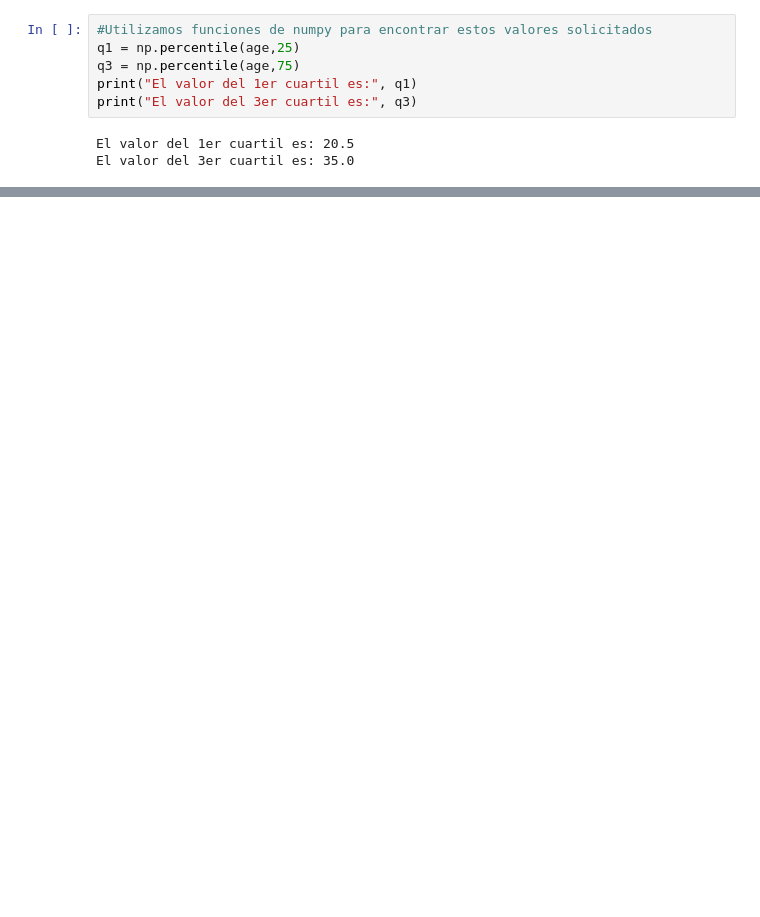
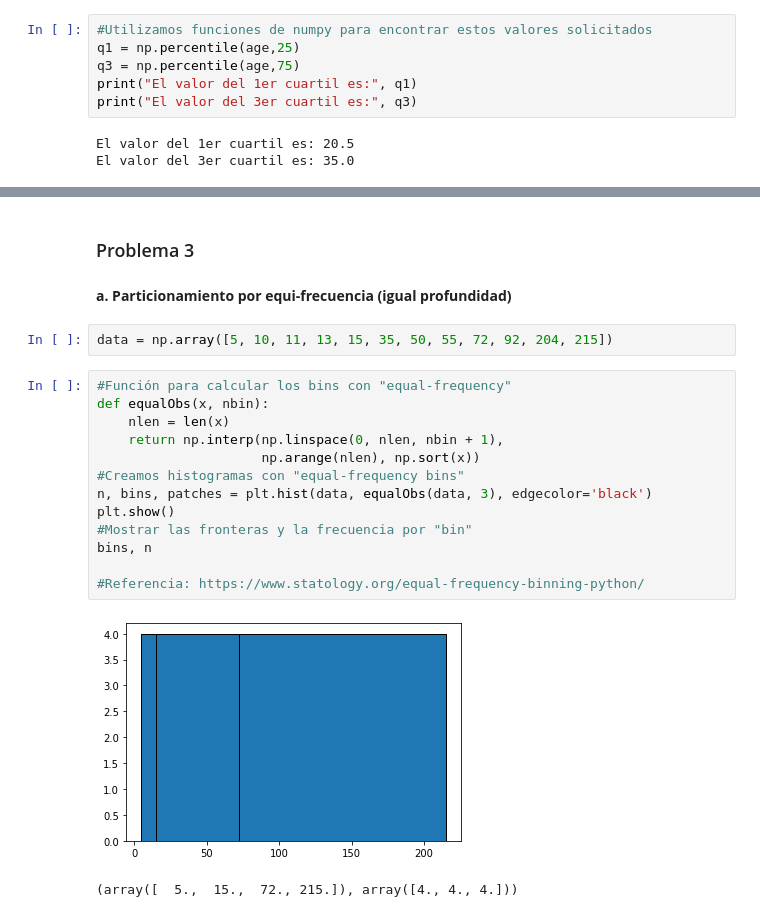
Before and after one commit to mark-ortiz/Doctorado, a Jupyter notebook: Mineria_de_Datos/AIU2.ipynb, the cells around one changed output, grey strips where cells are left out. Cells and saved outputs as stored; diff of their text form; blank space fills up the shorter version.

```diff
--- a/Mineria_de_Datos/AIU2.ipynb
+++ b/Mineria_de_Datos/AIU2.ipynb
@@ -96,0 +197,22 @@ plt.show()
+# %% [markdown]
+### Problema 3
+# %% [markdown]
+**a. Particionamiento por equi-frecuencia (igual profundidad)**
+# %%
+data = np.array([5, 10, 11, 13, 15, 35, 50, 55, 72, 92, 204, 215])
+# %%
+#Función para calcular los bins con "equal-frequency"
+def equalObs(x, nbin):
+    nlen = len(x)
+    return np.interp(np.linspace(0, nlen, nbin + 1),
+                     np.arange(nlen), np.sort(x))
+#Creamos histogramas con "equal-frequency bins"
+n, bins, patches = plt.hist(data, equalObs(data, 3), edgecolor='black')
+plt.show()
+#Mostrar las fronteras y la frecuencia por "bin"
+bins, n
+
+#Referencia: https://www.statology.org/equal-frequency-binning-python/
+# %% [output]
+[figure, added]
+(array([  5.,  15.,  72., 215.]), array([4., 4., 4.]))
```
Also changed, not shown: parts of 36 cells of this notebook.
